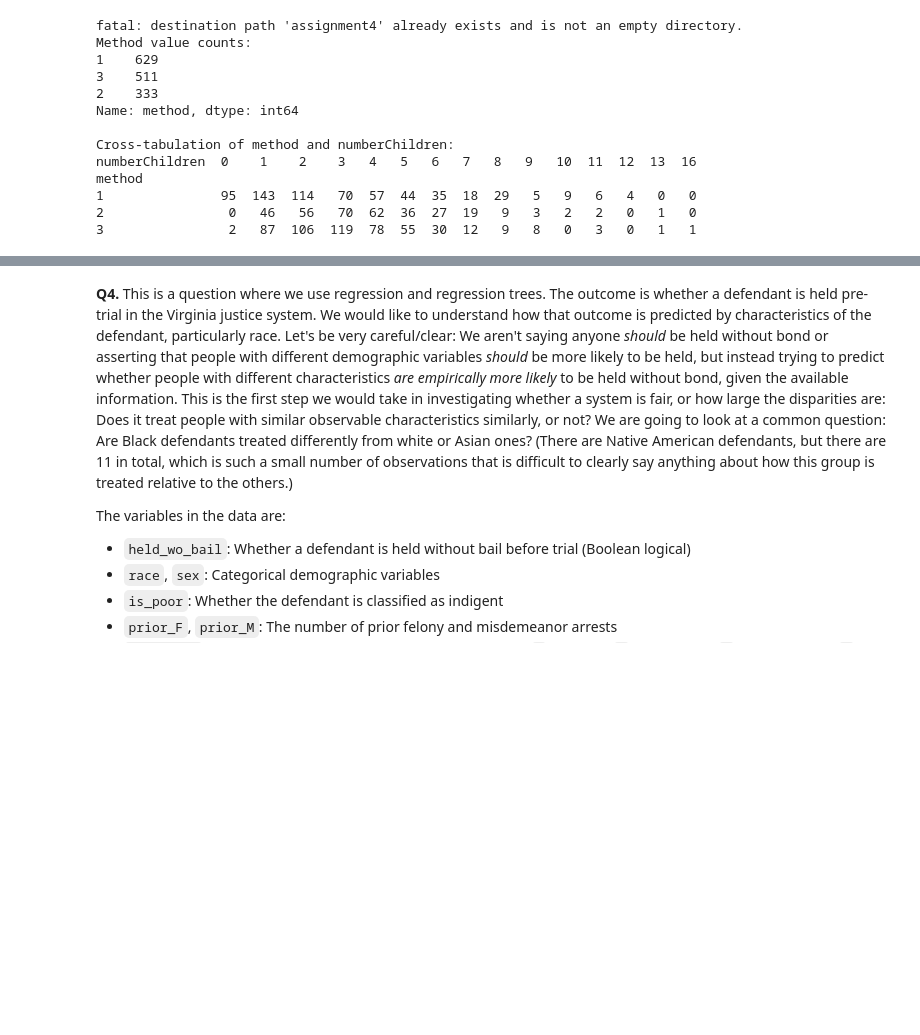
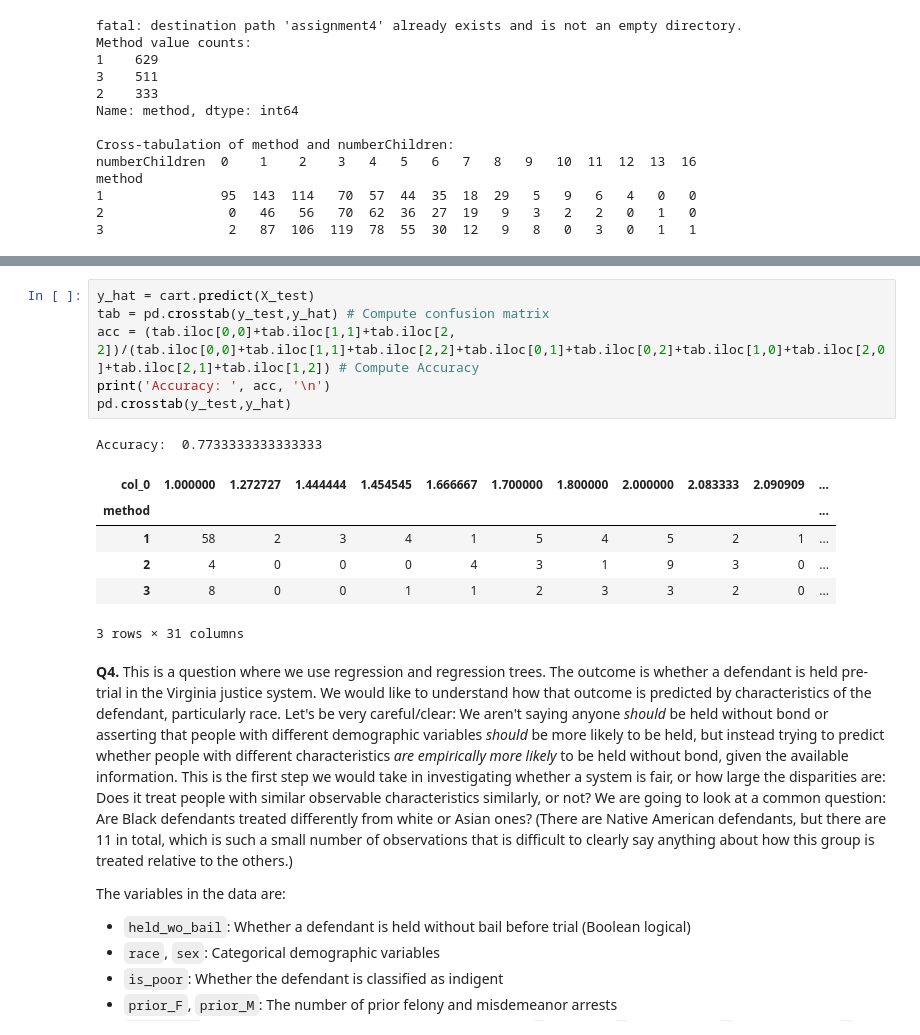
Before and after one commit to racheljhuh/assignment4, a Jupyter notebook: assignment4.ipynb, the cells around one changed output, grey strips where cells are left out. Cells and saved outputs as stored; diff of their text form; blank space fills up the shorter version.

```diff
--- a/assignment4.ipynb
+++ b/assignment4.ipynb
@@ -404,3 +427,17 @@ plt.show()
+# %%
+y_hat = cart.predict(X_test)
+tab = pd.crosstab(y_test,y_hat) # Compute confusion matrix
+acc = (tab.iloc[0,0]+tab.iloc[1,1]+tab.iloc[2, 2])/(tab.iloc[0,0]+tab.iloc[1,1]+tab.iloc[2,2]+tab.iloc[0,1]+tab.iloc[0,2]+tab.iloc[1,0]+tab.iloc[2,0]+tab.iloc[2,1]+tab.iloc[1,2]) # Compute Accuracy
+print('Accuracy: ', acc, '\n')
+pd.crosstab(y_test,y_hat)
+# %% [output]
+Accuracy:  0.7733333333333333
+| col_0 | 1.000000 | 1.272727 | 1.444444 | 1.454545 | 1.666667 | 1.700000 | 1.800000 | 2.000000 | 2.083333 | 2.090909 | ... |
+| method |  |  |  |  |  |  |  |  |  |  | ... |
+| 1 | 58 | 2 | 3 | 4 | 1 | 5 | 4 | 5 | 2 | 1 | ... |
+| 2 | 4 | 0 | 0 | 0 | 4 | 3 | 1 | 9 | 3 | 0 | ... |
+| 3 | 8 | 0 | 0 | 1 | 1 | 2 | 3 | 3 | 2 | 0 | ... |
+3 rows × 31 columns
 # %% [markdown]
 **Q4.** This is a question where we use regression and regression trees. The outcome is whether a defendant is held pre-trial in the Virginia justice system. We would like to understand how that outcome is predicted by characteristics of the defendant, particularly race. Let's be very careful/clear: We aren't saying anyone *should* be held without bond or asserting that people with different demographic variables *should* be more likely to be held, but instead trying to predict whether people with different characteristics *are empirically more likely* to be held without bond, given the available information. This is the first step we would take in investigating whether a system is fair, or how large the disparities are: Does it treat people with similar observable characteristics similarly, or not? We are going to look at a common question: Are Black defendants treated differently from white or Asian ones? (There are Native American defendants, but there are 11 in total, which is such a small number of observations that is difficult to clearly say anything about how this group is treated relative to the others.)
 
```
Also changed, not shown: parts of 6 cells of this notebook.
